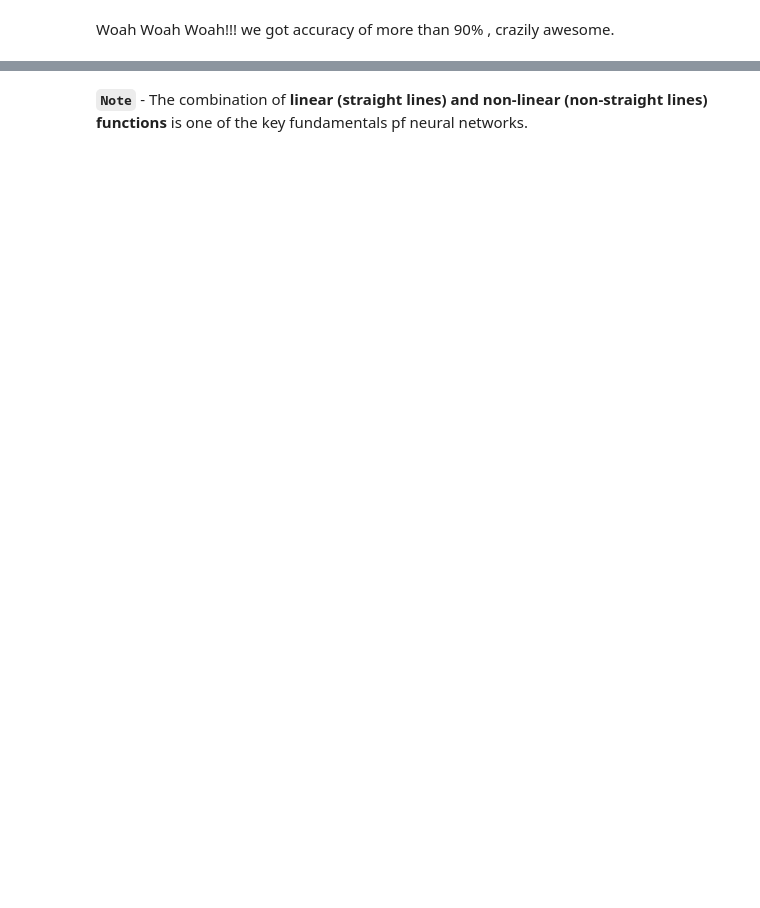
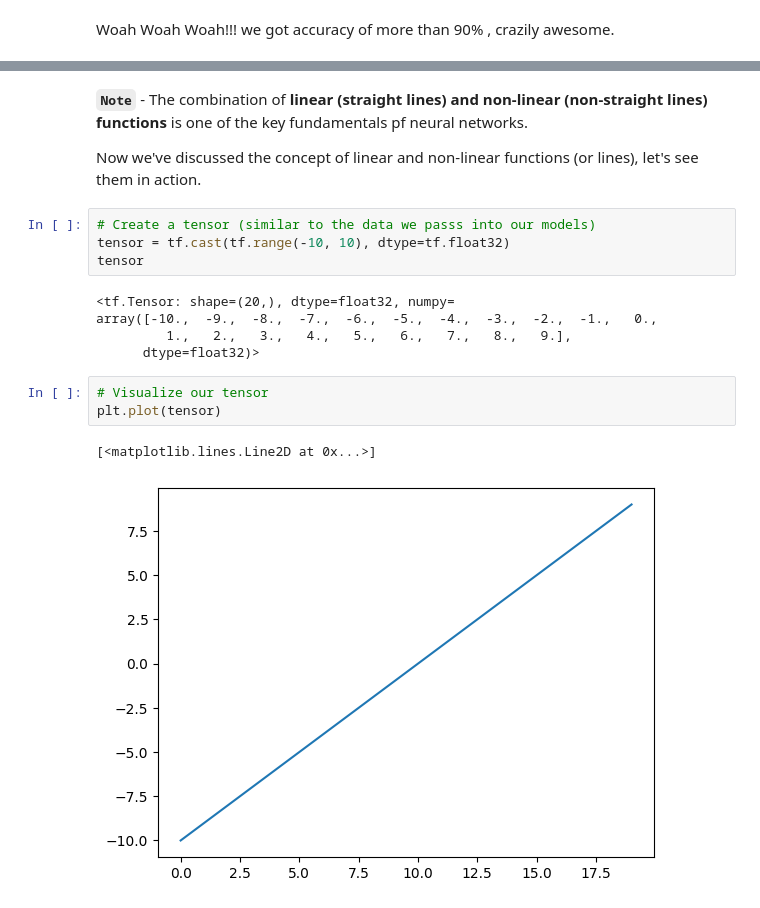
Before and after one commit to danish-khan962/Deep-Learning, a Jupyter notebook: 03_Neural_network_classification_with_tensorflow.ipynb, the cells around one changed output, grey strips where cells are left out. Cells and saved outputs as stored; diff of their text form; blank space fills up the shorter version.

Commit message:
Improved classification model

```diff
--- a/03_Neural_network_classification_with_tensorflow.ipynb
+++ b/03_Neural_network_classification_with_tensorflow.ipynb
@@ -567,2 +567,19 @@ This is a Binary classification....
 # %% [markdown]
 **`Note`** - The combination of **linear (straight lines) and non-linear (non-straight lines) functions** is one of the key fundamentals pf neural networks.
+
+Now we've discussed the concept of linear and non-linear functions (or lines), let's see them in action.
+# %%
+# Create a tensor (similar to the data we passs into our models)
+tensor = tf.cast(tf.range(-10, 10), dtype=tf.float32)
+tensor
+# %% [output]
+<tf.Tensor: shape=(20,), dtype=float32, numpy=
+array([-10.,  -9.,  -8.,  -7.,  -6.,  -5.,  -4.,  -3.,  -2.,  -1.,   0.,
+         1.,   2.,   3.,   4.,   5.,   6.,   7.,   8.,   9.],
+      dtype=float32)>
+# %%
+# Visualize our tensor
+plt.plot(tensor)
+# %% [output]
+[<matplotlib.lines.Line2D at 0x...>]
+[figure, added]
```
Also changed, not shown: parts of 31 cells of this notebook.
